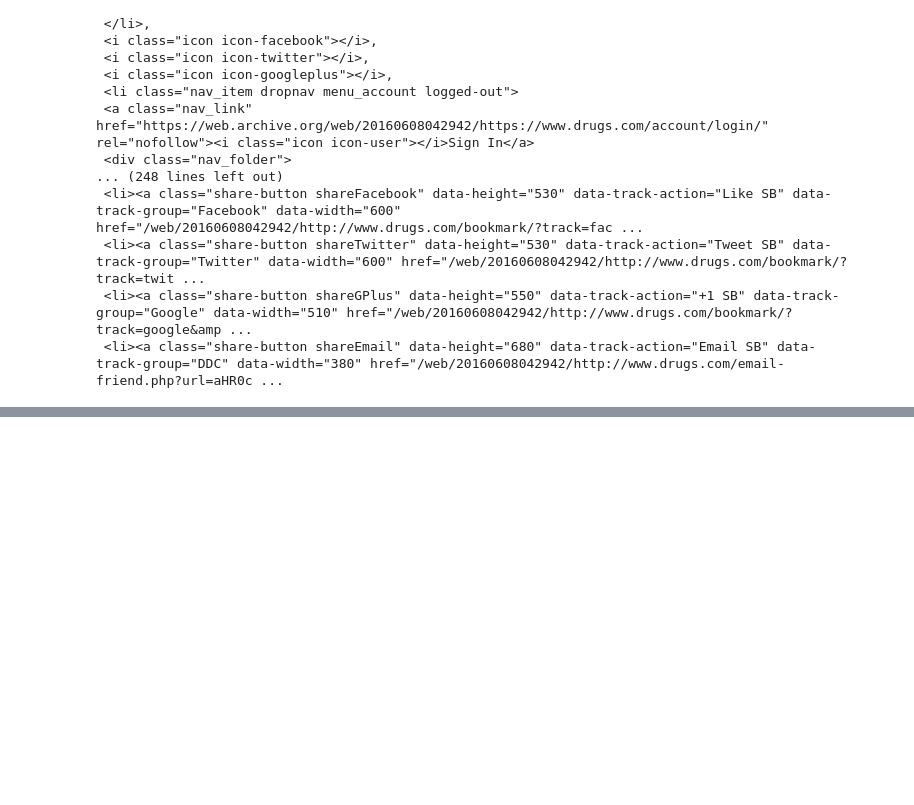
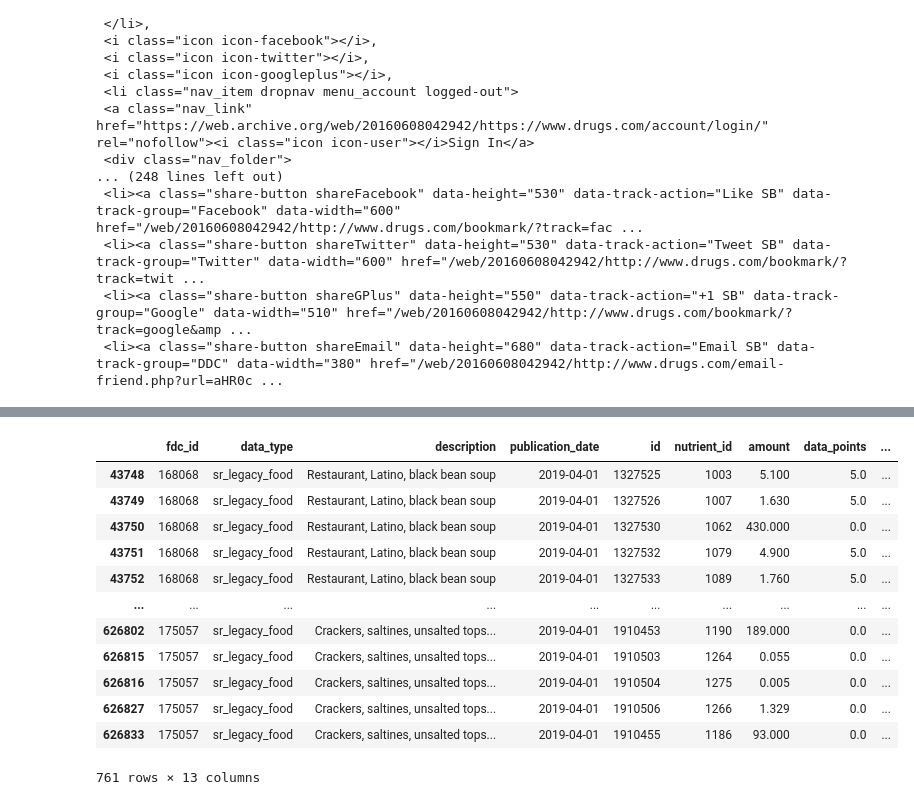
Before and after one commit to jacob-parks98/Smart_MAR, a Jupyter notebook: Smart_MAR.ipynb, the cells around one changed output, grey strips where cells are left out. Saved outputs shown, nothing was run; the diff lists cells and outputs as text; code cells hidden in the pictures; blank space fills up the shorter version.

```diff
--- a/Smart_MAR.ipynb
+++ b/Smart_MAR.ipynb
@@ -319,0 +426,18 @@ set
+# %%
+food_nona = food.dropna()
+# %%
+food_nona[food_nona['description'].str.contains('soup')]
+# %% [output]
+|  | fdc_id | data_type | description | publication_date | id | nutrient_id | amount | data_points | ... |
+| 43748 | 168068 | sr_legacy_food | Restaurant, Latino, black bean soup | 2019-04-01 | 1327525 | 1003 | 5.100 | 5.0 | ... |
+| 43749 | 168068 | sr_legacy_food | Restaurant, Latino, black bean soup | 2019-04-01 | 1327526 | 1007 | 1.630 | 5.0 | ... |
+| 43750 | 168068 | sr_legacy_food | Restaurant, Latino, black bean soup | 2019-04-01 | 1327530 | 1062 | 430.000 | 0.0 | ... |
+| 43751 | 168068 | sr_legacy_food | Restaurant, Latino, black bean soup | 2019-04-01 | 1327532 | 1079 | 4.900 | 5.0 | ... |
+| 43752 | 168068 | sr_legacy_food | Restaurant, Latino, black bean soup | 2019-04-01 | 1327533 | 1089 | 1.760 | 5.0 | ... |
+| ... | ... | ... | ... | ... | ... | ... | ... | ... | ... |
+| 626802 | 175057 | sr_legacy_food | Crackers, saltines, unsalted tops... | 2019-04-01 | 1910453 | 1190 | 189.000 | 0.0 | ... |
+| 626815 | 175057 | sr_legacy_food | Crackers, saltines, unsalted tops... | 2019-04-01 | 1910503 | 1264 | 0.055 | 0.0 | ... |
+| 626816 | 175057 | sr_legacy_food | Crackers, saltines, unsalted tops... | 2019-04-01 | 1910504 | 1275 | 0.005 | 0.0 | ... |
+| 626827 | 175057 | sr_legacy_food | Crackers, saltines, unsalted tops... | 2019-04-01 | 1910506 | 1266 | 1.329 | 0.0 | ... |
+| 626833 | 175057 | sr_legacy_food | Crackers, saltines, unsalted tops... | 2019-04-01 | 1910455 | 1186 | 93.000 | 0.0 | ... |
+761 rows × 13 columns
```
Also changed, not shown: parts of 10 cells of this notebook, 3 other files.
